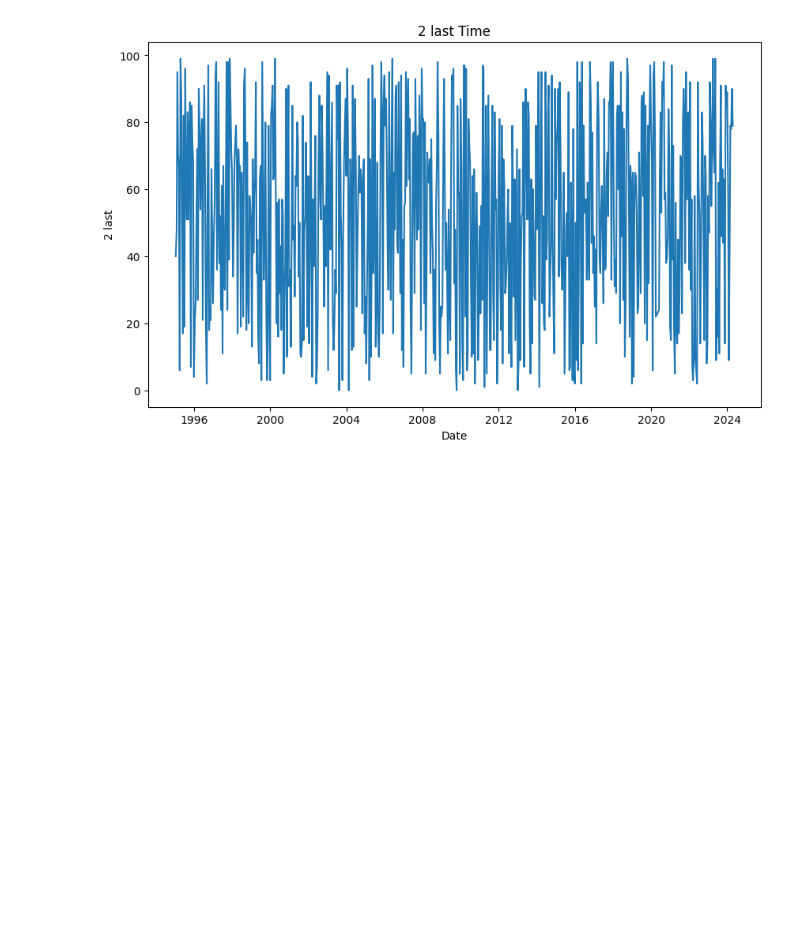
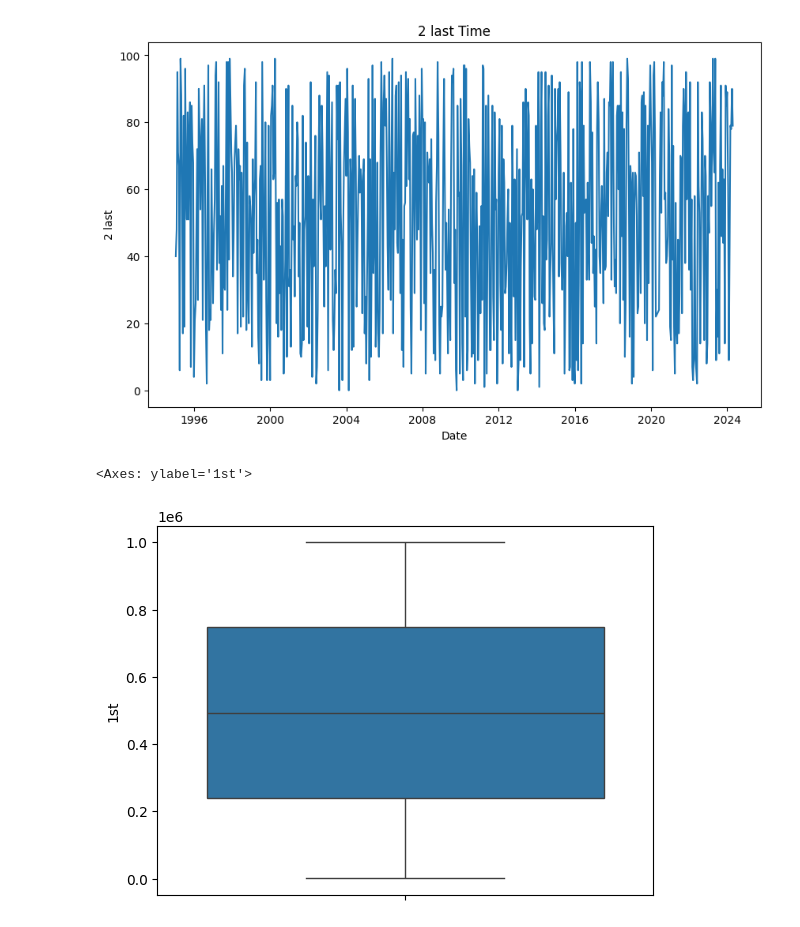
Before and after one commit to Tonry12/BSC_DPDM23, a Jupyter notebook: lotterry_prediction.ipynb, the cells around one changed output. Drawn from its saved outputs; the diff is of its cells as text; code cells hidden in the pictures; blank space fills up the shorter version.

```diff
--- a/lotterry_prediction.ipynb
+++ b/lotterry_prediction.ipynb
@@ -89,0 +88,2 @@ lt
+# %%
+lt = lt.drop(columns=['2 ตัวบน'])
@@ -120,3 +144,8 @@ plt.ylabel('2 last')
 plt.show()
 # %% [output]
 [figure]
+# %%
+sns.boxplot(data=lt['1st'])
+# %% [output]
+<Axes: ylabel='1st'>
+[figure, added]
```
Also changed, not shown: parts of 17 cells of this notebook.
